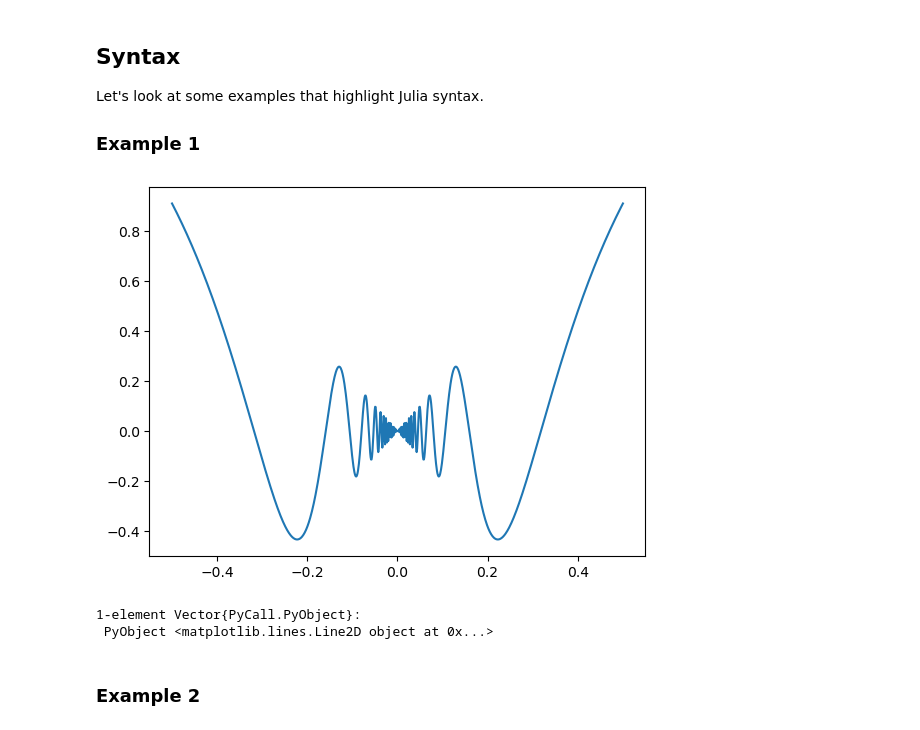
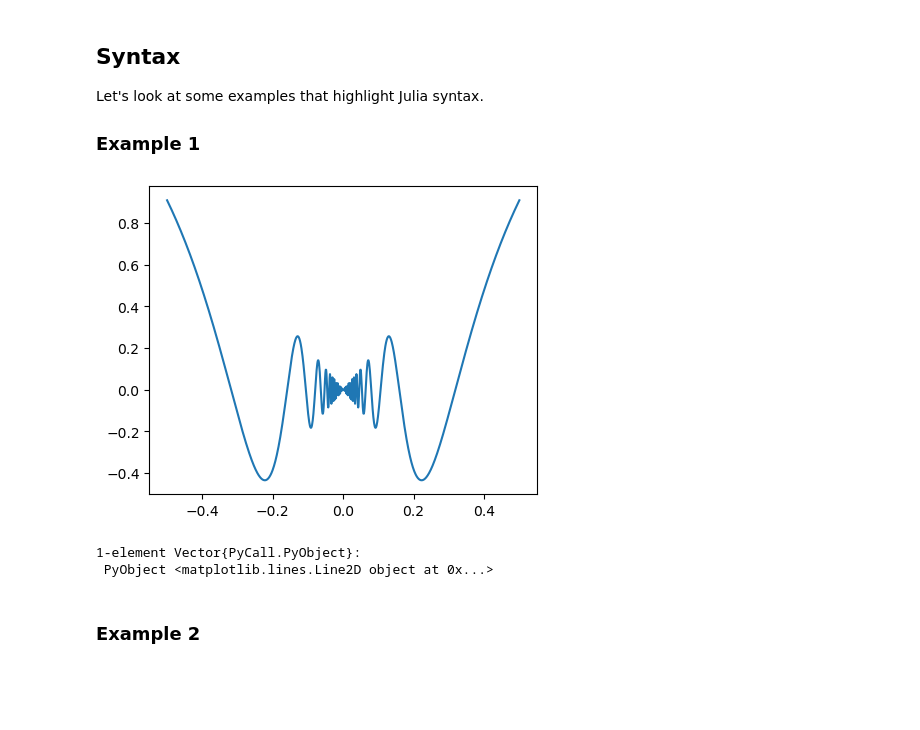
Before and after one commit to jstac/minnesota_2023, a Jupyter notebook: notebooks/julia_quickstart.ipynb, the cells around one changed output. Drawn from its saved outputs; the diff is of its cells as text; code cells hidden in the pictures; blank space fills up the shorter version.

```diff
--- a/notebooks/julia_quickstart.ipynb
+++ b/notebooks/julia_quickstart.ipynb
@@ -96,12 +97,12 @@ Let's look at some examples that highlight Julia syntax.
 # %%
 f(x) = 2x * sin(1/x)                  # simple function definition
 x_grid = LinRange(-.5, .5, 1_000)     # even grid
 y_grid = f.(x_grid)                   # pointwise map
 
-fig, ax = plt.subplots()
+fig, ax = plt.subplots(figsize=(5,4))
 ax.plot(x_grid, y_grid)
 # %% [output]
-[figure, old version]
+[figure, new version]
 1-element Vector{PyCall.PyObject}:
  PyObject <matplotlib.lines.Line2D object at 0x...>
 # %% [markdown]
```
Also changed, not shown: parts of 6 cells of this notebook, 1 other file.
